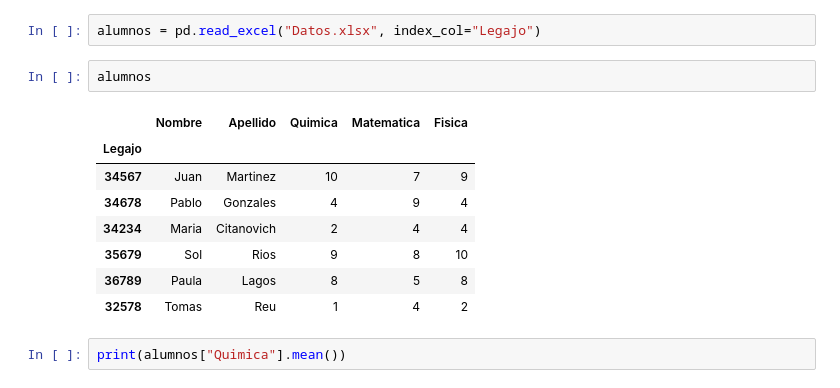
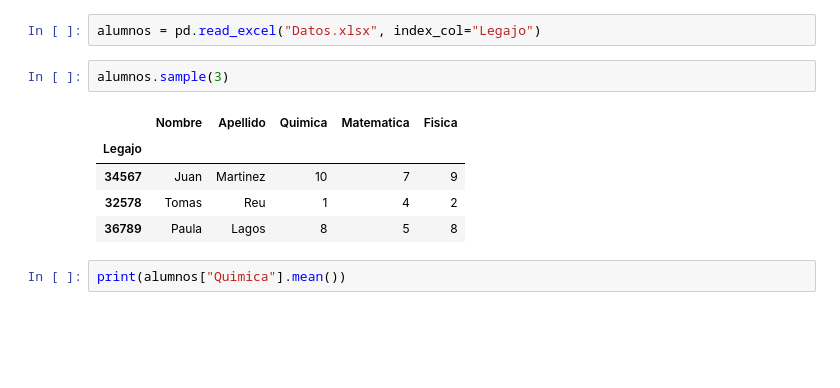
Before and after one commit to SebaB29/CursoDA_IEEE, a Jupyter notebook: EjerciciosClase1.ipynb, the cells around one changed output. Saved outputs shown, nothing was run; the diff lists cells and outputs as text; blank space fills up the shorter version.

```diff
--- a/EjerciciosClase1.ipynb
+++ b/EjerciciosClase1.ipynb
@@ -104,16 +102,13 @@ print(total)
 # %%
 alumnos = pd.read_excel("Datos.xlsx", index_col="Legajo")
 # %%
-alumnos
+alumnos.sample(3)
 # %% [output]
 |  | Nombre | Apellido | Quimica | Matematica | Fisica |
 | Legajo |  |  |  |  |  |
 | 34567 | Juan | Martinez | 10 | 7 | 9 |
-| 34678 | Pablo | Gonzales | 4 | 9 | 4 |
-| 34234 | Maria | Citanovich | 2 | 4 | 4 |
-| 35679 | Sol | Rios | 9 | 8 | 10 |
+| 32578 | Tomas | Reu | 1 | 4 | 2 |
 | 36789 | Paula | Lagos | 8 | 5 | 8 |
-| 32578 | Tomas | Reu | 1 | 4 | 2 |
 # %%
 print(alumnos["Quimica"].mean())
 # %% [output]
```
Also changed, not shown: parts of 98 cells of this notebook.
